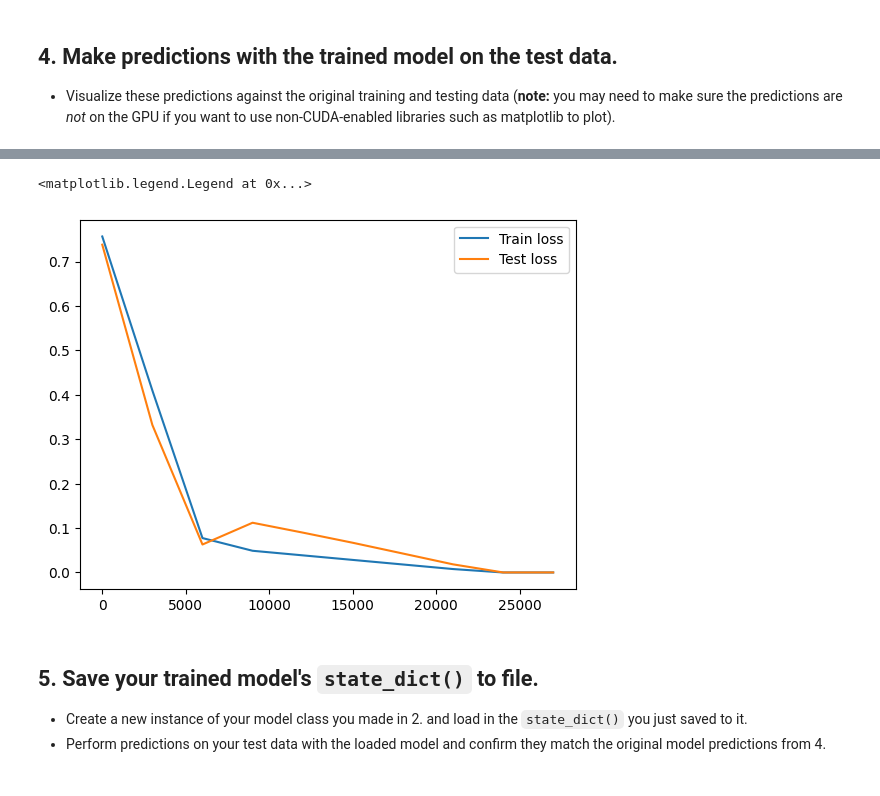
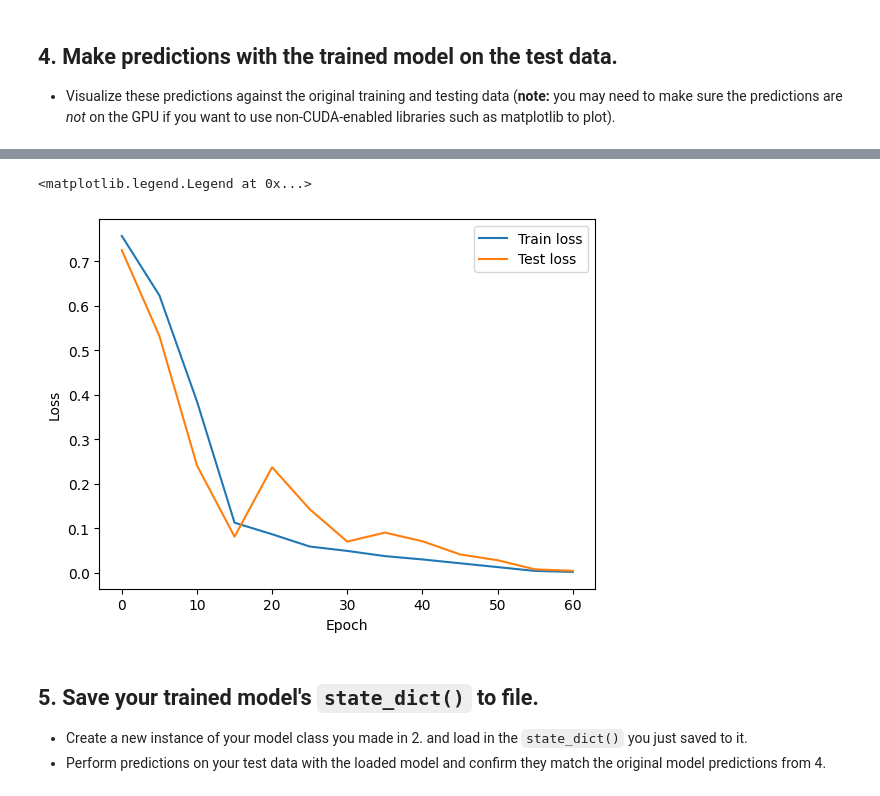
Before and after one commit to aryamaddel/pytorch-practice, a Jupyter notebook: 01_pytorch_workflow_exercises.ipynb, the cells around one changed output, grey strips where cells are left out. Cells and saved outputs as stored; diff of their text form; code cells hidden in the pictures.

```diff
--- a/01_pytorch_workflow_exercises.ipynb
+++ b/01_pytorch_workflow_exercises.ipynb
@@ -68,8 +77,10 @@ X: tensor([[0.0000],
 # %%
 # Split the data into training and testing
 train_test_split = int(0.8 * len(X))
-X_train, y_train = X[:train_test_split], y[:train_test_split]
-X_test, y_test = X[train_test_split:], y[train_test_split:]
+X_train, y_train = X[:train_test_split].to(device), y[:train_test_split].to(device)
+X_test, y_test = X[train_test_split:].to(device), y[train_test_split:].to(device)
+
+
 
 print("Training data:")
 print(f"X_train shape: {X_train.shape}")
@@ -124,11 +140,11 @@ class LinearRegressionModel(nn.Module):
 torch.manual_seed(42)
 
 # Instantiate the model and put it to the target device
-model_0 = LinearRegressionModel()
+model_0 = LinearRegressionModel().to(device)
 
 with torch.inference_mode():
-    y_preds = model_0(X_test)
-    plot_predictions(predictions=y_preds)
+    y_preds = model_0(X_test.to(device)) # Move X_test to the target device
+    plot_predictions(predictions=y_preds.cpu()) # Move predictions back to CPU for plotting
 # %% [output]
 [figure]
 # %% [markdown]
@@ -140,10 +156,8 @@ with torch.inference_mode():
 # Create the loss function and optimizer
 loss_fn = nn.L1Loss()
 
-optimizer = torch.optim.SGD(params=model_0.parameters(),lr=0.0001)
+optimizer = torch.optim.SGD(params=model_0.parameters(), lr= 0.01, momentum=0.8)
 # %%
-
-
 # Training loop
 
 train_loss_values = []
@@ -151,9 +165,9 @@ test_loss_values = []
 epoch_count = []
 # Train model for 300 epochs
 
-epochs = 30000
+epochs = 60
 
-for epoch in range(epochs):
+for epoch in range(epochs+1):
   # Send data to target device
 
   ### Training
@@ -178,7 +192,7 @@ for epoch in range(epochs):
 
 
   ### Perform testing every 20 epochs
-  if epoch % 3000 == 0:
+  if epoch % 5 == 0:
     model_0.eval()
     # Put model in evaluation mode and setup inference context
     with torch.inference_mode():
@@ -189,8 +203,8 @@ for epoch in range(epochs):
       test_loss = loss_fn(test_pred, y_test)
 
       epoch_count.append(epoch)
-      train_loss_values.append(loss.detach().numpy())
-      test_loss_values.append(test_loss.detach().numpy())
+      train_loss_values.append(loss.detach().cpu().numpy())
+      test_loss_values.append(test_loss.detach().cpu().numpy())
       # Print out what's happening
-      print(f"Epoch: {epoch} | Train loss: {loss:.3f} | Test loss: {test_loss:.3f}")
+      print(f"Epoch: {epoch} | Train loss: {loss:.3f} | Test loss: {test_loss:.3f} | ")
 # %% [output]
@@ -223,10 +242,12 @@ plot_predictions(predictions=y_preds)
 # %%
 plt.plot(epoch_count, train_loss_values, label="Train loss")
 plt.plot(epoch_count, test_loss_values, label="Test loss")
+plt.xlabel("Epoch")
+plt.ylabel("Loss")
 plt.legend()
 # %% [output]
 <matplotlib.legend.Legend at 0x...>
-[figure, old version]
+[figure, new version]
 # %% [markdown]
 ## 5. Save your trained model's `state_dict()` to file.
   * Create a new instance of your model class you made in 2. and load in the `state_dict()` you just saved to it.
```
Also changed, not shown: parts of 8 cells of this notebook.
